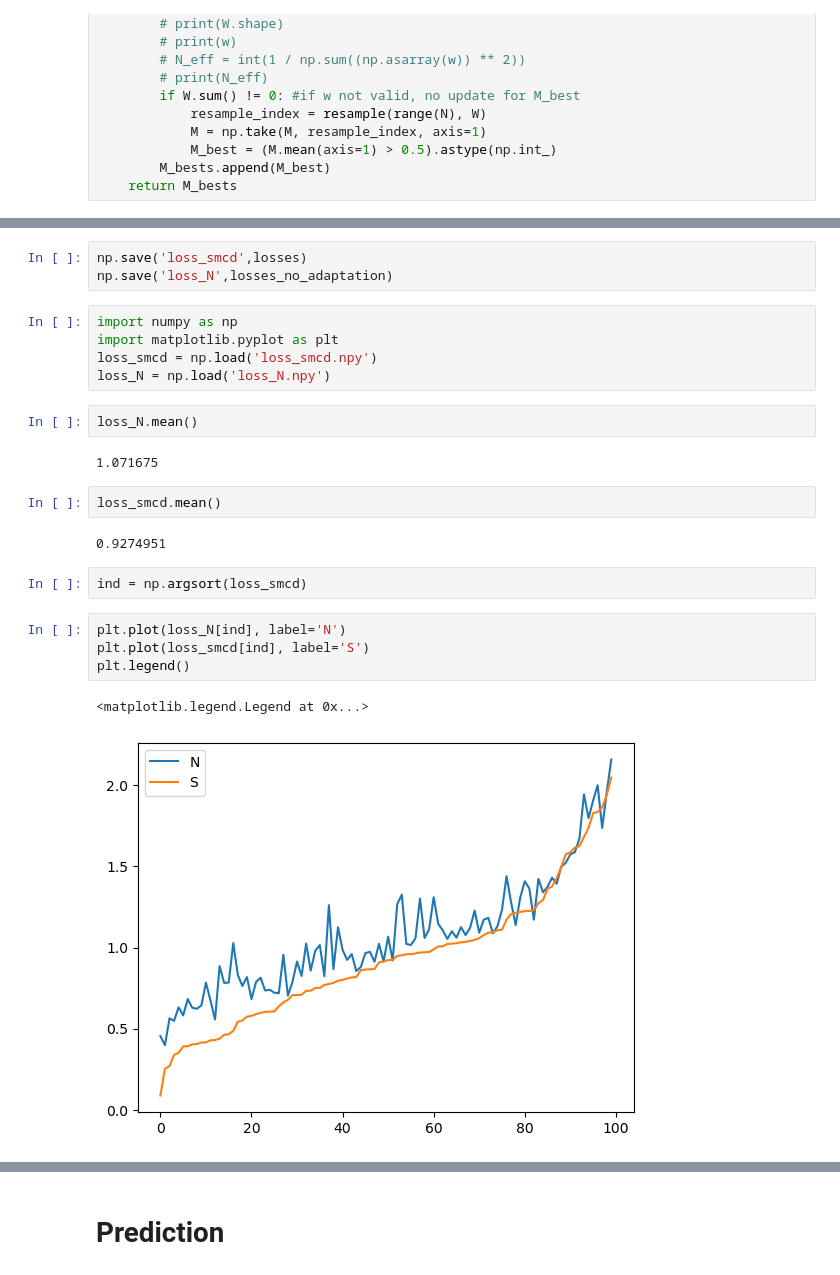
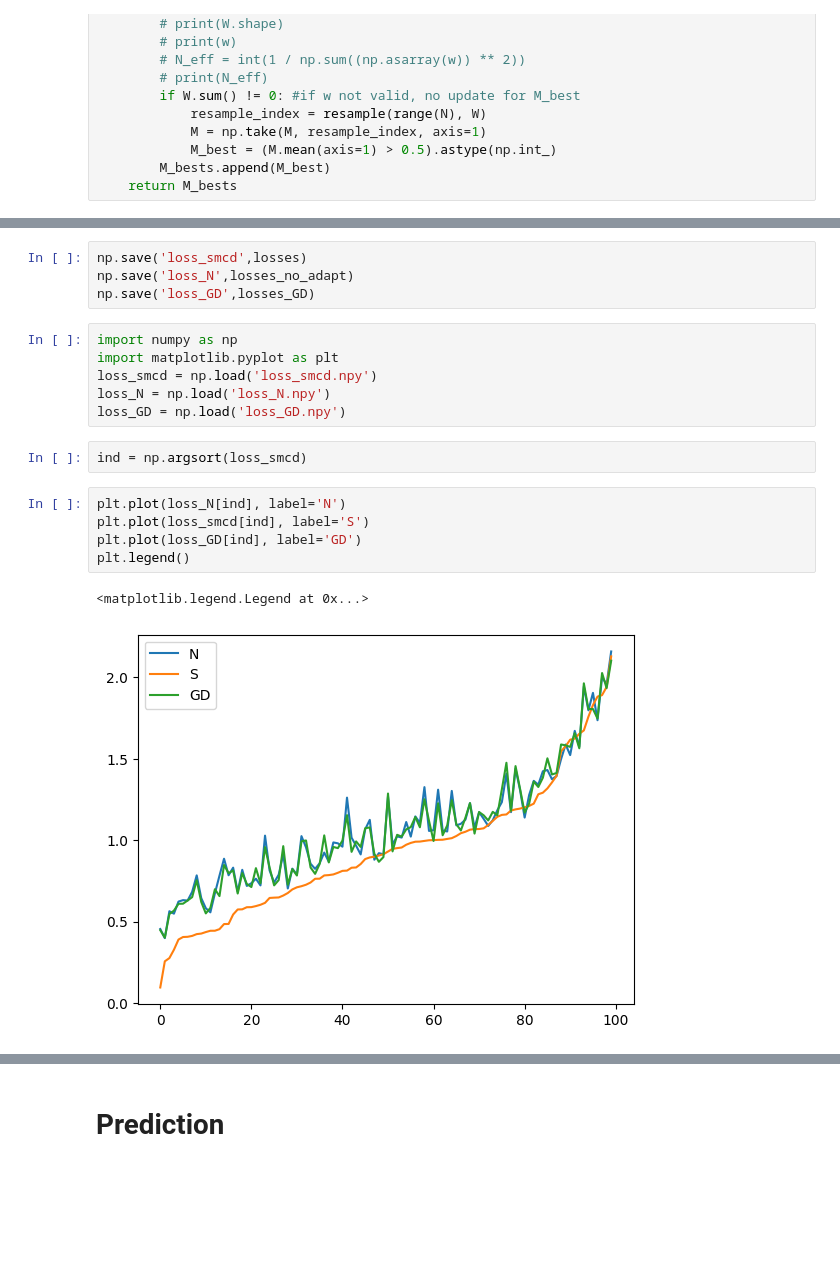
Before and after one commit to yunhao-tech/Sequantial-Monte-Carlo-project, a Jupyter notebook: two_link_arm_smcd.ipynb, the cells around one changed output, grey strips where cells are left out. Drawn from its saved outputs; the diff is of its cells as text; blank space fills up the shorter version.

Commit message:
Add GD adaptation

```diff
--- a/two_link_arm_smcd.ipynb
+++ b/two_link_arm_smcd.ipynb
@@ -183,26 +178,21 @@ For 11th task, loss after adaptation is 0.909, No adaptation loss is 1.023
 ... (88 outputs left out)
 # %%
 np.save('loss_smcd',losses)
-np.save('loss_N',losses_no_adaptation)
+np.save('loss_N',losses_no_adapt)
+np.save('loss_GD',losses_GD)
 # %%
 import numpy as np
 import matplotlib.pyplot as plt
 loss_smcd = np.load('loss_smcd.npy')
 loss_N = np.load('loss_N.npy')
+loss_GD = np.load('loss_GD.npy')
-# %%
-loss_N.mean()
-# %% [output]
-1.071675
-# %%
-loss_smcd.mean()
-# %% [output]
-0.9274951
 # %%
 ind = np.argsort(loss_smcd)
 # %%
 plt.plot(loss_N[ind], label='N')
 plt.plot(loss_smcd[ind], label='S')
+plt.plot(loss_GD[ind], label='GD')
 plt.legend()
 # %% [output]
 <matplotlib.legend.Legend at 0x...>
-[figure, old version]
+[figure, new version]
```
Also changed, not shown: parts of 11 cells of this notebook, 4 other files.
